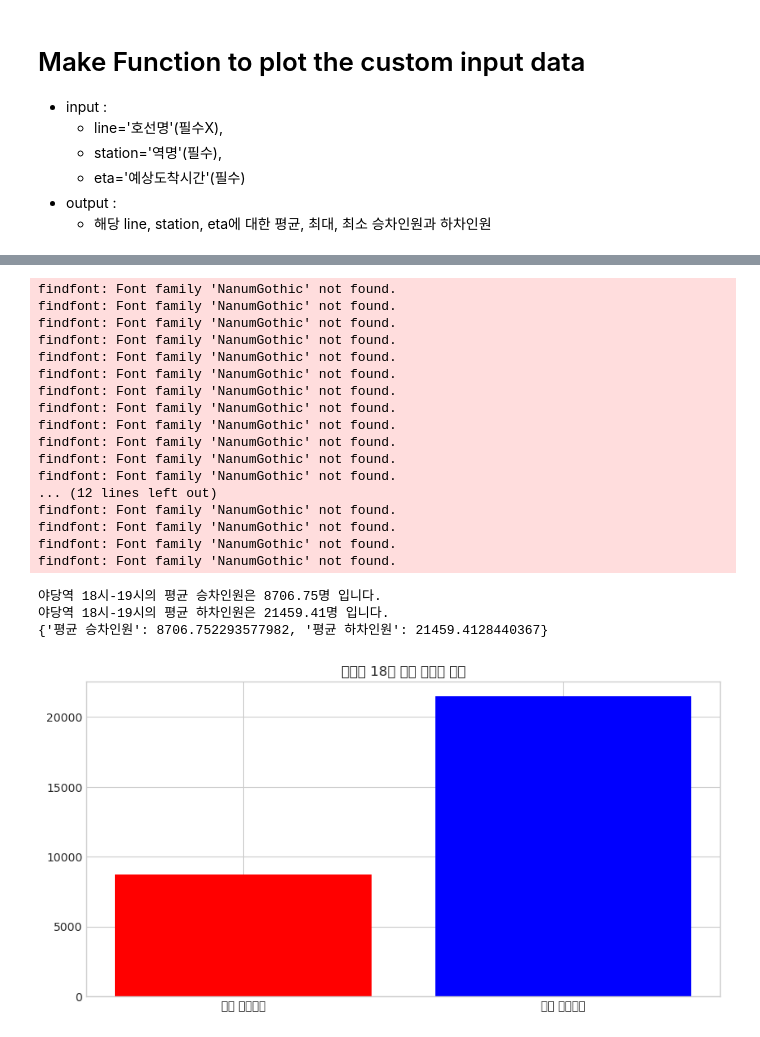
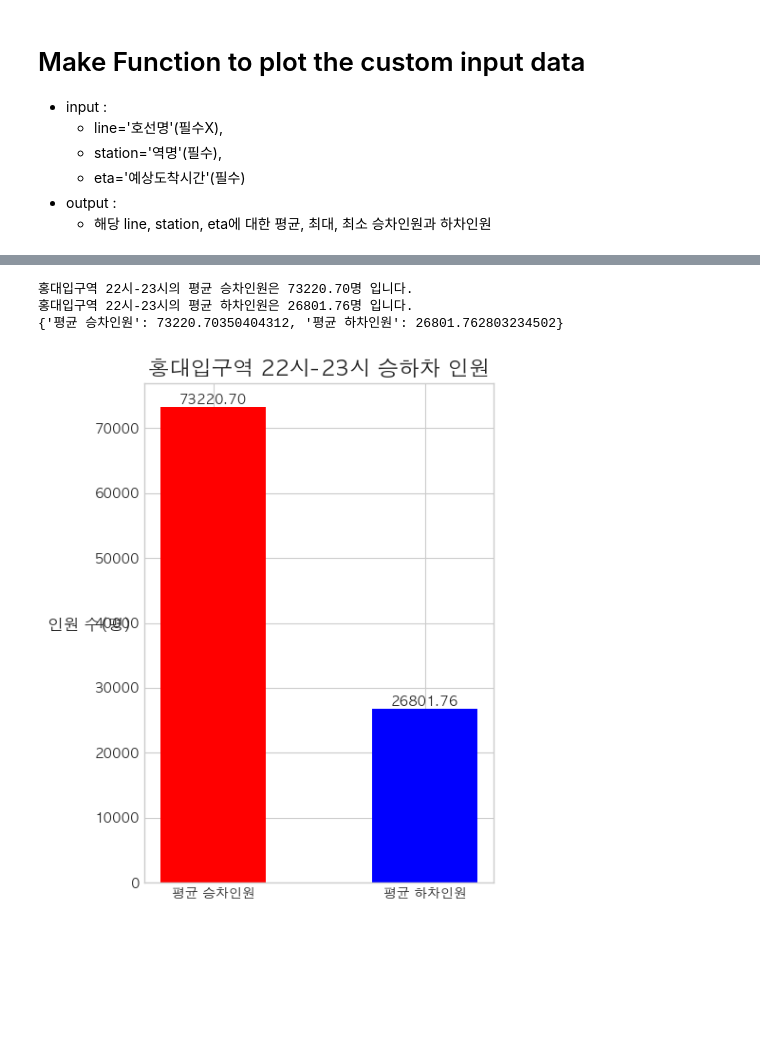
Before and after one commit to LeeHyungSeop/Road-Balancing, a Jupyter notebook: 00_hslee_유동인구수.ipynb, the cells around one changed output, grey strips where cells are left out. Drawn from its saved outputs; the diff is of its cells as text; code cells hidden in the pictures; blank space fills up the shorter version.

Commit message:
save plot

```diff
--- a/00_hslee_유동인구수.ipynb
+++ b/00_hslee_유동인구수.ipynb
@@ -224,10 +216,8 @@ matplotlib.get_cachedir()
-# %%
-for i in fm.fontManager.ttflist:
-    if 'Nanum' in i.name:
-        print(i.name, i.fname)
 # %%
 import platform
 import matplotlib as mpl
+from matplotlib import rc
+import seaborn as sns
 
 def preprocess_eta(eta) :
     # 08시 -> 08시-09시
@@ -284,16 +274,29 @@ def plot_aggregation_getonoff(aggregation_getonoff=None, station=None, eta=None)
     if aggregation_getonoff == None:
         return 'Please input aggregation_getonoff'
 
-    plt.rcParams["font.family"] = 'NanumGothic'
-    # mpl.rcParams['axes.unicode_minus'] = False  # 마이너스 폰트 깨짐 방지
+    rc('font', family='AppleGothic')
+    plt.rcParams['axes.unicode_minus'] = False
+
+    # plot using seaborn
+     # Prepare data for plotting
+    categories = aggregation_getonoff.keys()
+    values = aggregation_getonoff.values()
+
+    # Set up the figure and axes
+    plt.figure(figsize=(5, 6))
+    plt.bar(categories, values, color=['red', 'blue'], width=0.5)
+    eta = preprocess_eta(eta)
+    plt.title(f'{station} {eta} 승하차 인원', fontsize=16)
+    plt.ylabel('인원 수(명)', fontsize=12, rotation=0)
+    for i, v in enumerate(values):
+        plt.text(i, v + 0.1, f'{v:.2f}', ha='center', va='bottom', fontsize=10)
 
 
-    import matplotlib as mpl
-    mpl.rcParams['axes.unicode_minus'] = False
+    # Save the plot
+    plt.tight_layout()
+    plt.savefig(f'{station}_{eta}_승하차인원.png', box_inches='tight')
 
-    # plot
-    plt.figure(figsize=(10, 5))
-    # keys : red, values : blue
-    plt.bar(aggregation_getonoff.keys(), aggregation_getonoff.values(), color=['red', 'blue'])
-    plt.title(f'{station} {eta} 평균 승하차 인원')
+    # Show plot
+    plt.xticks(fontsize=10)
+    plt.yticks(fontsize=10)
     plt.show()
@@ -305,32 +303,16 @@ print([f.fname for f in matplotlib.font_manager.fontManager.ttflist])
 # %%
 line = '경의중앙선'
-station = '야당역'
-eta = '18시'
+station = '홍대입구역'
+eta = '22시'
 
-
+# get
 aggregation_getonoff = get_aggregation_getonoff(line=line, station=station, eta=eta)
 print(aggregation_getonoff)
 
+# plot
 plot_aggregation_getonoff(aggregation_getonoff, station=station, eta=eta)
 # %% [output]
-findfont: Font family 'NanumGothic' not found.
-findfont: Font family 'NanumGothic' not found.
-findfont: Font family 'NanumGothic' not found.
-findfont: Font family 'NanumGothic' not found.
-findfont: Font family 'NanumGothic' not found.
-findfont: Font family 'NanumGothic' not found.
-findfont: Font family 'NanumGothic' not found.
-findfont: Font family 'NanumGothic' not found.
-findfont: Font family 'NanumGothic' not found.
-findfont: Font family 'NanumGothic' not found.
-findfont: Font family 'NanumGothic' not found.
-findfont: Font family 'NanumGothic' not found.
-... (12 lines left out)
-findfont: Font family 'NanumGothic' not found.
-findfont: Font family 'NanumGothic' not found.
-findfont: Font family 'NanumGothic' not found.
-findfont: Font family 'NanumGothic' not found.
+홍대입구역 22시-23시의 평균 승차인원은 73220.70명 입니다.
+홍대입구역 22시-23시의 평균 하차인원은 26801.76명 입니다.
+{'평균 승차인원': 73220.70350404312, '평균 하차인원': 26801.762803234502}
-야당역 18시-19시의 평균 승차인원은 8706.75명 입니다.
-야당역 18시-19시의 평균 하차인원은 21459.41명 입니다.
-{'평균 승차인원': 8706.752293577982, '평균 하차인원': 21459.4128440367}
-[figure, old version]
+[figure, new version]
```
Also changed, not shown: parts of 9 cells of this notebook, 2 other files.
